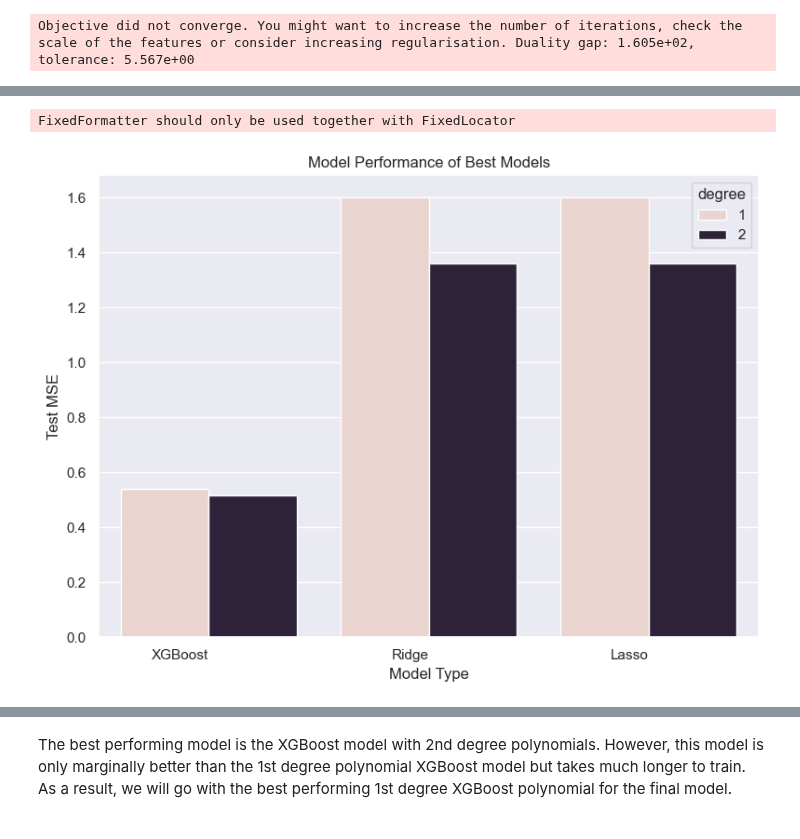
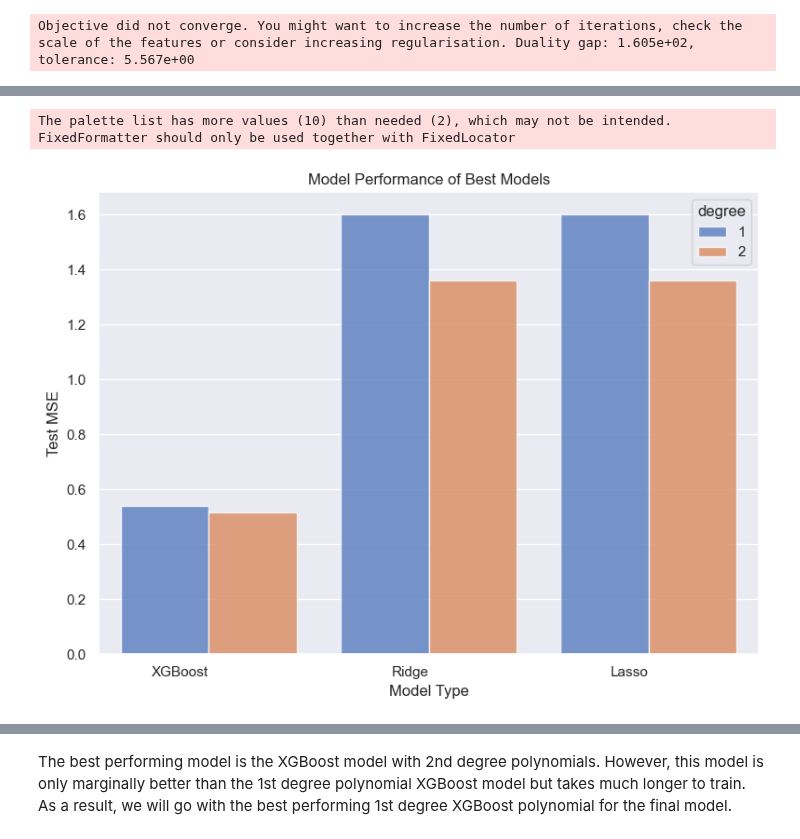
Before and after one commit to evanyfyip/vm-spinal-risk, a Jupyter notebook: vm-spinal-risk/notebooks/aim3_predictive_modeling/step2_ml_pipeline_choice_model.ipynb, the cells around one changed output, grey strips where cells are left out. Drawn from its saved outputs; the diff is of its cells as text; code cells hidden in the pictures.

Commit message:
updated color palette of diagnostic plots

```diff
--- a/vm-spinal-risk/notebooks/aim3_predictive_modeling/step2_ml_pipeline_choice_model.ipynb
+++ b/vm-spinal-risk/notebooks/aim3_predictive_modeling/step2_ml_pipeline_choice_model.ipynb
@@ -356,16 +324,18 @@ fitted_models_df.sort_values(by='test mse')
 # %%
 labels = list(final_cv_results['model_name'].unique())
 fig, ax = plt.subplots(figsize=(8, 6))
-sns.barplot(fitted_models_unique_df, x='model_name', y='test mse', hue='degree', ax=ax)
+sns.barplot(fitted_models_unique_df, x='model_name', y='test mse', hue='degree', ax=ax,
+            palette=sns.color_palette('muted'), alpha=.8)
 ax.set_xticklabels(labels, rotation=0, ha='right', rotation_mode='anchor')
 ax.set_ylabel('Test MSE')
 ax.set_xlabel('Model Type')
 ax.set_title('Model Performance of Best Models')
 plt.tight_layout()
 plt.savefig('../../figures/hp_tuning/best_choice_models_test_mse.png')
 plt.show()
 # %% [output]
+The palette list has more values (10) than needed (2), which may not be intended.
 FixedFormatter should only be used together with FixedLocator
-[figure, old version]
+[figure, new version]
 # %%
 fig, ax = plt.subplots(figsize=(8, 6))
```
Also changed, not shown: parts of 6 cells of this notebook, 4 other files.
